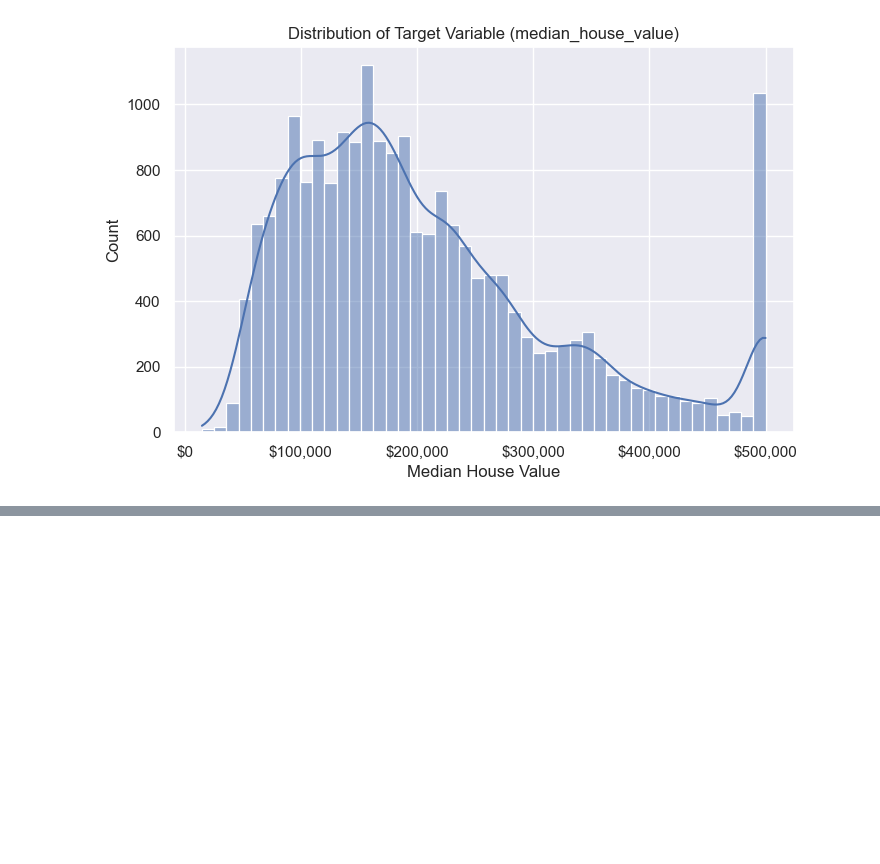
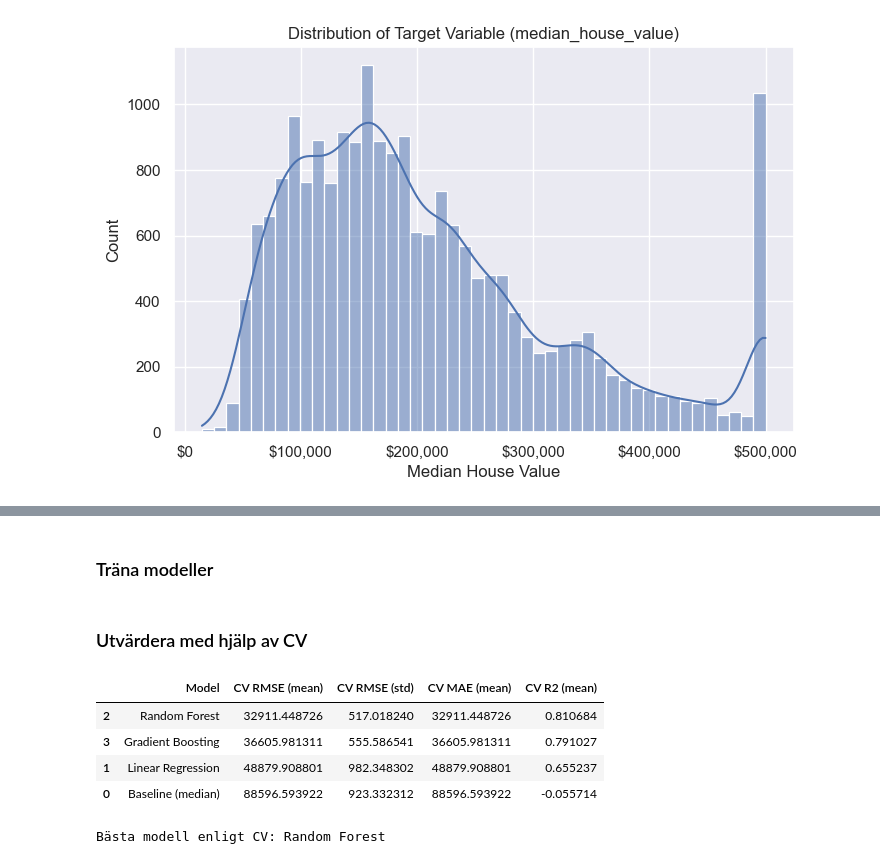
Before and after one commit to EliWei/ML_Uppgift1_Regression, a Jupyter notebook: ML_Regression.ipynb, the cells around one changed output, grey strips where cells are left out. Cells and saved outputs as stored; diff of their text form; code cells hidden in the pictures; blank space fills up the shorter version.

```diff
--- a/ML_Regression.ipynb
+++ b/ML_Regression.ipynb
@@ -127,0 +214,6 @@ Hisogrammet visar att distributionen är sne och att det finns outliners kring $
+# %%
+numeric_features     = X_train.select_dtypes(include=["number"]).columns.tolist()
+categorical_features = X_train.select_dtypes(include=["str"]).columns.tolist()
+
+print("Numeriska värden:", numeric_features)
+print("Kategoriska värden:", categorical_features)
@@ -127,0 +296,59 @@ Hisogrammet visar att distributionen är sne och att det finns outliners kring $
+# %% [markdown]
+### Träna modeller
+# %%
+linear_pipeline = Pipeline([
+    ("scaler", StandardScaler()),
+    ("model", LinearRegression())
+])
+
+lr = LinearRegression()
+rf = RandomForestRegressor(n_estimators=100, random_state=42, n_jobs=-1)
+gb = GradientBoostingRegressor(random_state=42)
+
+pipe_lr = Pipeline([("preprocessor", preprocess), ("model", lr)])
+pipe_rf = Pipeline([("preprocessor", preprocess), ("model", rf)])
+pipe_gb = Pipeline([("preprocessor", preprocess), ("model", gb)])
+# %% [markdown]
+### Utvärdera med hjälp av CV
+# %%
+# utvärderar modellerna med hjälp av cross-validation
+cv = KFold(n_splits=5, shuffle=True, random_state=42)
+
+cv_results = []
+
+for pipe, name in [(baseline_pipeline, "Baseline (median)"),
+                   (pipe_lr, "Linear Regression"),
+                   (pipe_rf, "Random Forest"),
+                   (pipe_gb, "Gradient Boosting")]:
+    scores = cross_validate(
+        pipe, X_train, y_train,
+        scoring = {
+            "rmse": "neg_root_mean_squared_error",
+            "mae":  "neg_mean_absolute_error",
+            "r2":   "r2"
+        },
+        cv=cv,
+        n_jobs=-1
+    )
+
+    cv_results.append({
+        "Model": name,
+        "CV RMSE (mean)": -scores["test_mae"].mean(),
+        "CV RMSE (std)":  scores["test_mae"].std(),
+        "CV MAE (mean)":  -scores["test_mae"].mean(),
+        "CV R2 (mean)":    scores["test_r2"].mean(),
+    })
+
+cv_df = pd.DataFrame(cv_results)
+cv_df = cv_df.sort_values("CV RMSE (mean)")  # sortera på lägst RMSE överst
+display(cv_df)
+
+best_model_name = cv_df.iloc[0]["Model"]
+print("Bästa modell enligt CV:", best_model_name)
+# %% [output]
+|  | Model | CV RMSE (mean) | CV RMSE (std) | CV MAE (mean) | CV R2 (mean) |
+| 2 | Random Forest | 32911.448726 | 517.018240 | 32911.448726 | 0.810684 |
+| 3 | Gradient Boosting | 36605.981311 | 555.586541 | 36605.981311 | 0.791027 |
+| 1 | Linear Regression | 48879.908801 | 982.348302 | 48879.908801 | 0.655237 |
+| 0 | Baseline (median) | 88596.593922 | 923.332312 | 88596.593922 | -0.055714 |
+Bästa modell enligt CV: Random Forest
```
Also changed, not shown: parts of 21 cells of this notebook, 1 other file.
